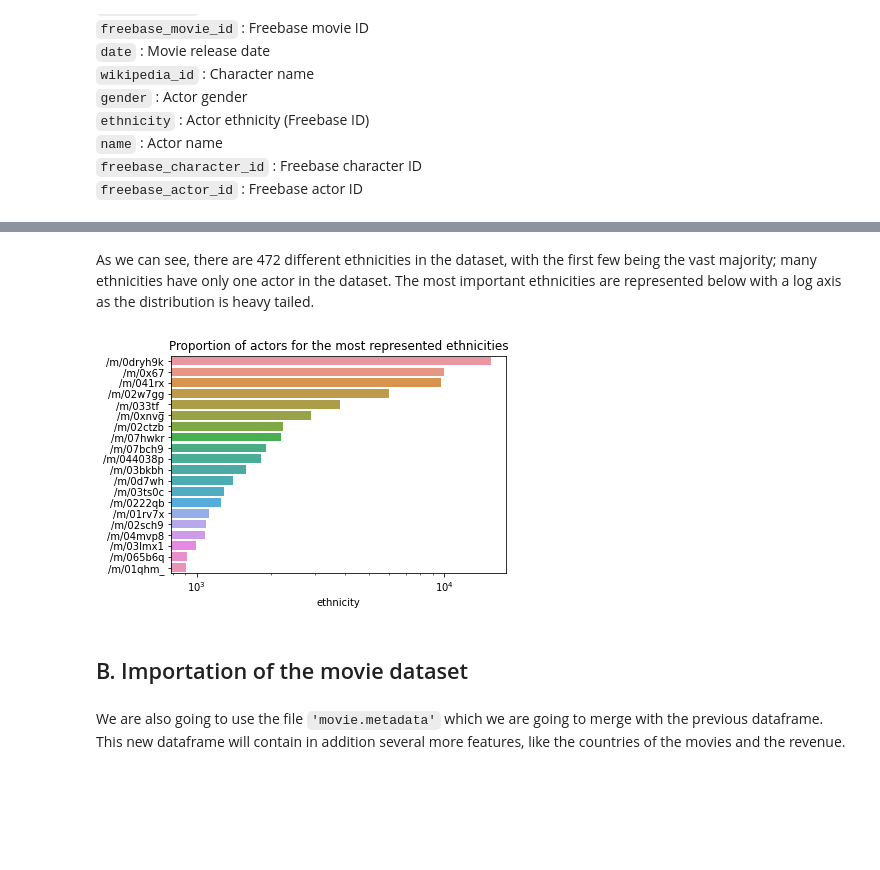
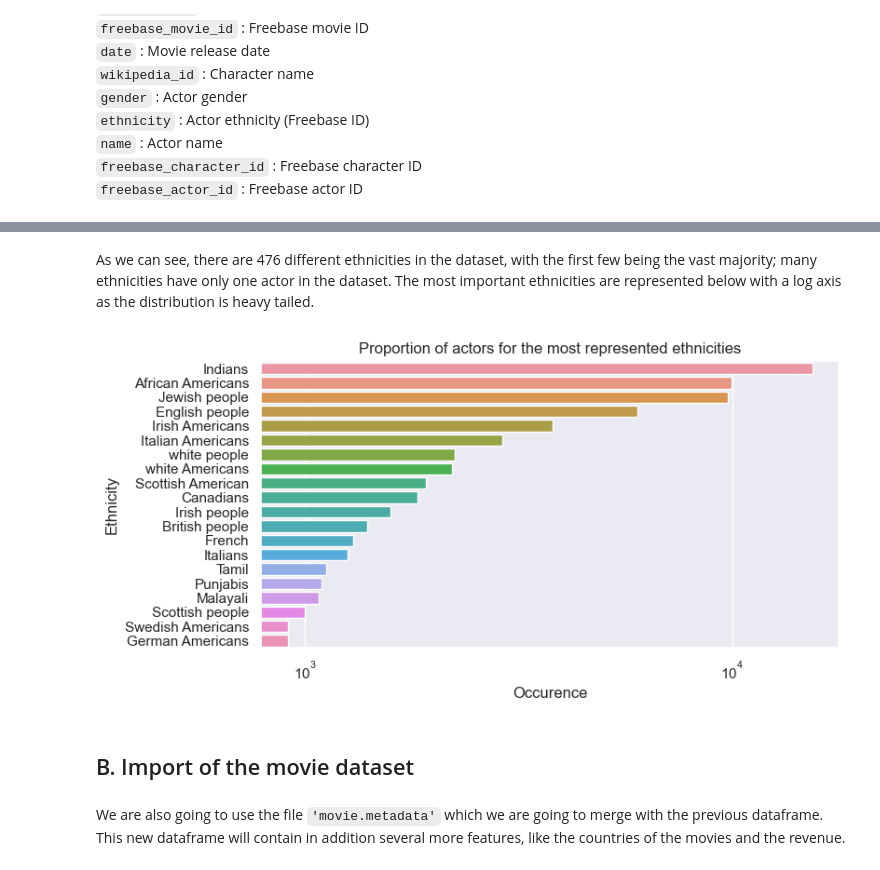
Before and after one commit to epfl-ada/ada-2022-project-borroworrob, a Jupyter notebook: part3.ipynb, the cells around one changed output, grey strips where cells are left out. Saved outputs shown, nothing was run; the diff lists cells and outputs as text; code cells hidden in the pictures; blank space fills up the shorter version.

Commit message:
Classify more ethnicities

```diff
--- a/part3.ipynb
+++ b/part3.ipynb
@@ -131,9 +148,13 @@ To get a sense of the main feature we want to investigate, we can look at the da
 # %%
 population_per_ethnicity = charac_data['ethnicity'].value_counts()
-ethnicity_array = charac_data['ethnicity'].unique()
 
-print("We keep only " + str(len(charac_data)) + " samples.")
-print("We can see the occurence of each of the 477 ethnicity:")
-print(population_per_ethnicity)
+ethnicities = population_per_ethnicity.keys().map(mapping)
+df_occurences = pd.DataFrame(ethnicities, columns=['Ethnicity'])
+df_occurences['ID'] = population_per_ethnicity.index
+df_occurences['Occurence'] = population_per_ethnicity.values
+
+print(f"We keep only {len(charac_data)} samples.")
+print(f"We can see the occurence of each of the {len(population_per_ethnicity)} ethnicity:")
+df_occurences
 # %% [output]
 We keep only 101809 samples.
@@ -153,13 +175,13 @@ Name: ethnicity, Length: 476, dtype: int64
 # %% [markdown]
-As we can see, there are 472 different ethnicities in the dataset, with the first few being the vast majority; many ethnicities have only one actor in the dataset. The most important ethnicities are represented below with a log axis as the distribution is heavy tailed.
+As we can see, there are 476 different ethnicities in the dataset, with the first few being the vast majority; many ethnicities have only one actor in the dataset. The most important ethnicities are represented below with a log axis as the distribution is heavy tailed.
 # %%
-popular_ethn=population_per_ethnicity[0:20]
-#sns.set(rc={'figure.figsize':(5,12)})
-ax=sns.barplot(x = popular_ethn, y = popular_ethn.index).set(title='Proportion of actors for the most represented ethnicities', xscale='log')
+popular_ethn=df_occurences[0:20]
+sns.set(rc={'figure.figsize':(8,4)})
+ax=sns.barplot(x = popular_ethn['Occurence'], y = popular_ethn['Ethnicity']).set(title='Proportion of actors for the most represented ethnicities', xscale='log')
 # %% [output]
-[figure, old version]
+[figure, new version]
 # %% [markdown]
-## B. Importation of the movie dataset <a name="subparagraph2"></a>
+## B. Import of the movie dataset <a name="subparagraph2"></a>
 # %% [markdown]
 We are also going to use the file `'movie.metadata'` which we are going to merge with the previous dataframe. This new dataframe will contain in addition several more features, like the countries of the movies and the revenue.
 # %%
```
Also changed, not shown: parts of 19 cells of this notebook.
